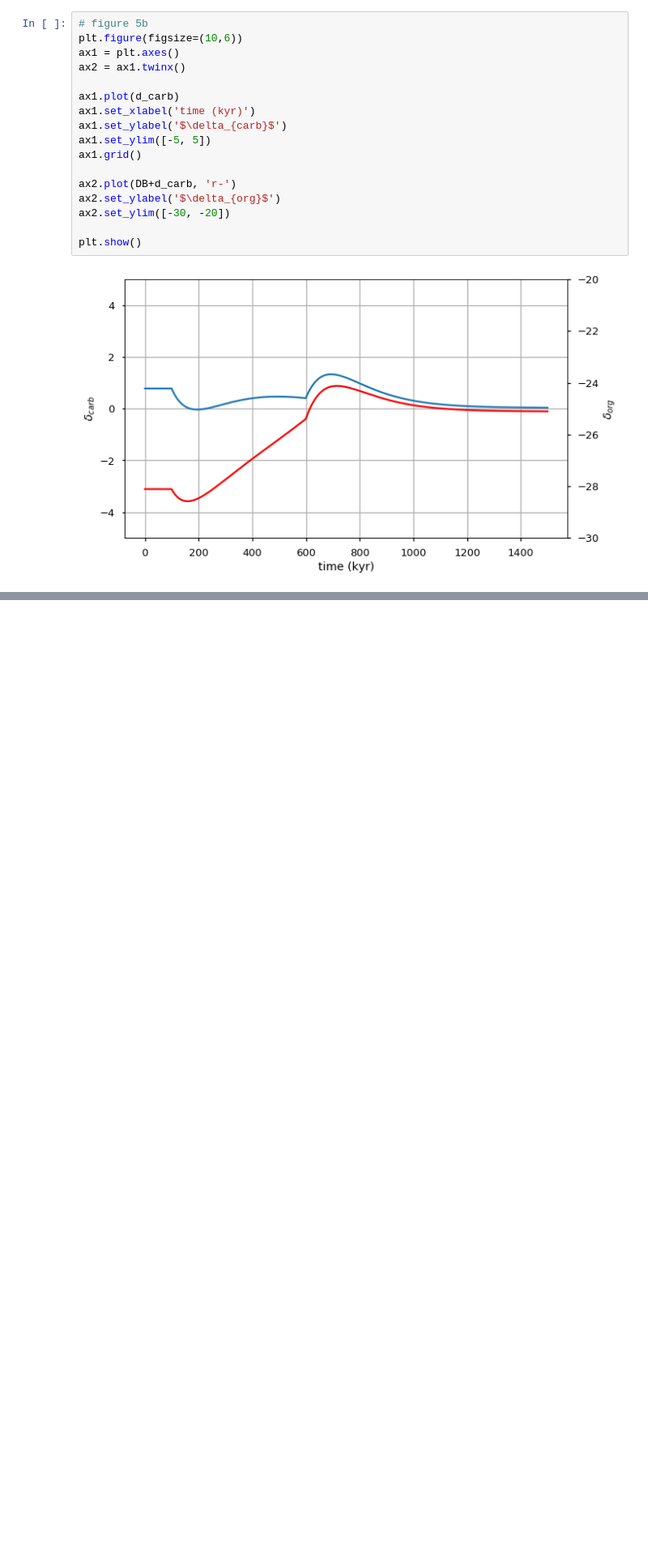
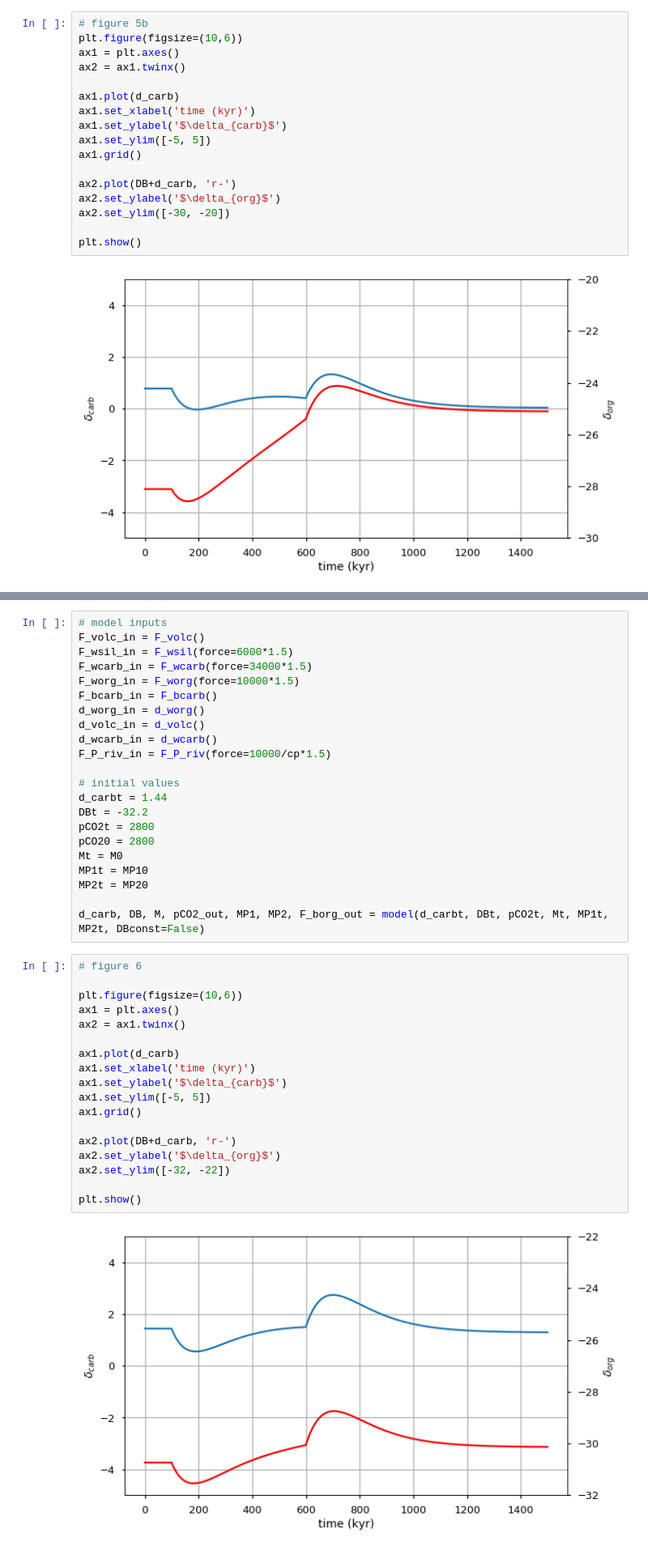
Before and after one commit to sarttiso/geochemical-models, a Jupyter notebook: Kump_box_model.ipynb, the cells around one changed output, grey strips where cells are left out. Shown at 81% size. Drawn from its saved outputs; the diff is of its cells as text; blank space fills up the shorter version.

Commit message:
added figure 6

```diff
--- a/Kump_box_model.ipynb
+++ b/Kump_box_model.ipynb
@@ -509,0 +516,42 @@ plt.show()
+# %%
+# model inputs
+F_volc_in = F_volc()
+F_wsil_in = F_wsil(force=6000*1.5)
+F_wcarb_in = F_wcarb(force=34000*1.5)
+F_worg_in = F_worg(force=10000*1.5)
+F_bcarb_in = F_bcarb()
+d_worg_in = d_worg()
+d_volc_in = d_volc()
+d_wcarb_in = d_wcarb()
+F_P_riv_in = F_P_riv(force=10000/cp*1.5)
+
+# initial values
+d_carbt = 1.44
+DBt = -32.2
+pCO2t = 2800
+pCO20 = 2800
+Mt = M0
+MP1t = MP10
+MP2t = MP20
+
+d_carb, DB, M, pCO2_out, MP1, MP2, F_borg_out = model(d_carbt, DBt, pCO2t, Mt, MP1t, MP2t, DBconst=False)
+# %%
+# figure 6
+
+plt.figure(figsize=(10,6))
+ax1 = plt.axes()
+ax2 = ax1.twinx()
+
+ax1.plot(d_carb)
+ax1.set_xlabel('time (kyr)')
+ax1.set_ylabel('$\delta_{carb}$')
+ax1.set_ylim([-5, 5])
+ax1.grid()
+
+ax2.plot(DB+d_carb, 'r-')
+ax2.set_ylabel('$\delta_{org}$')
+ax2.set_ylim([-32, -22])
+
+plt.show()
+# %% [output]
+[figure, added]
```
Also changed, not shown: parts of 5 cells of this notebook.
